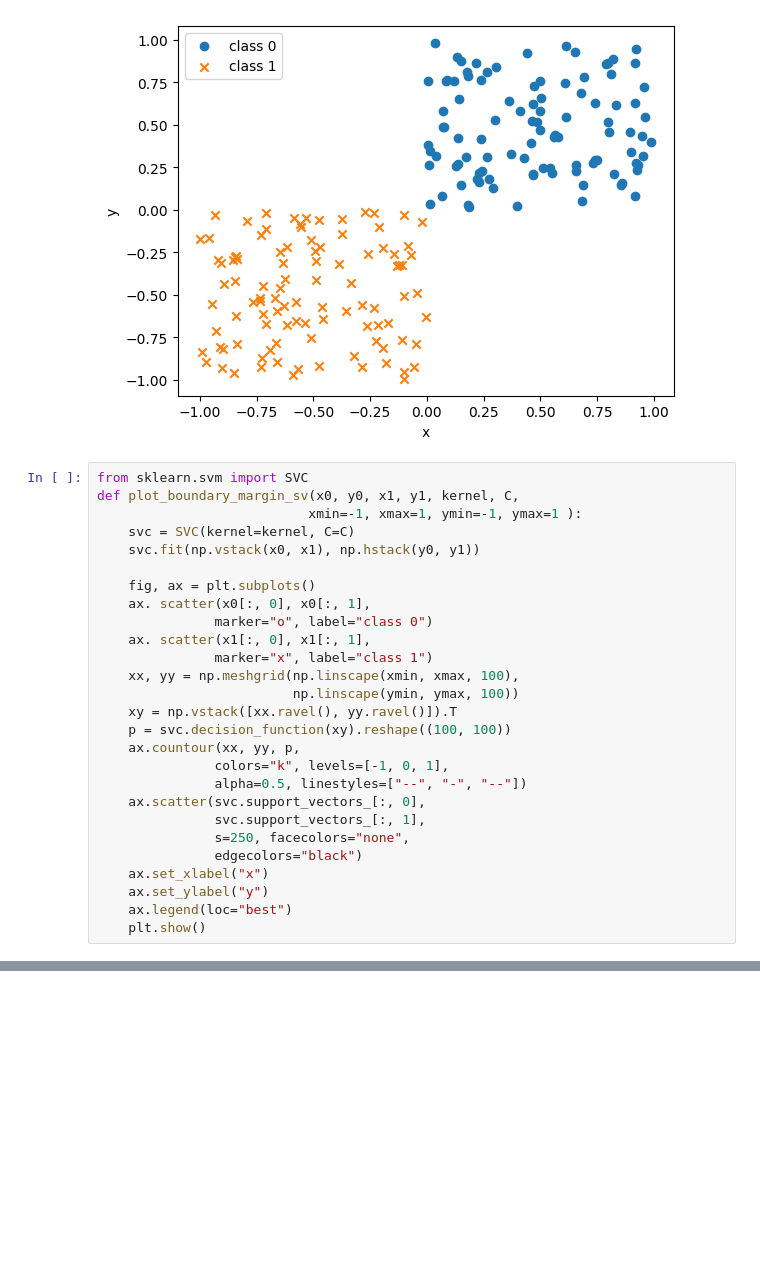
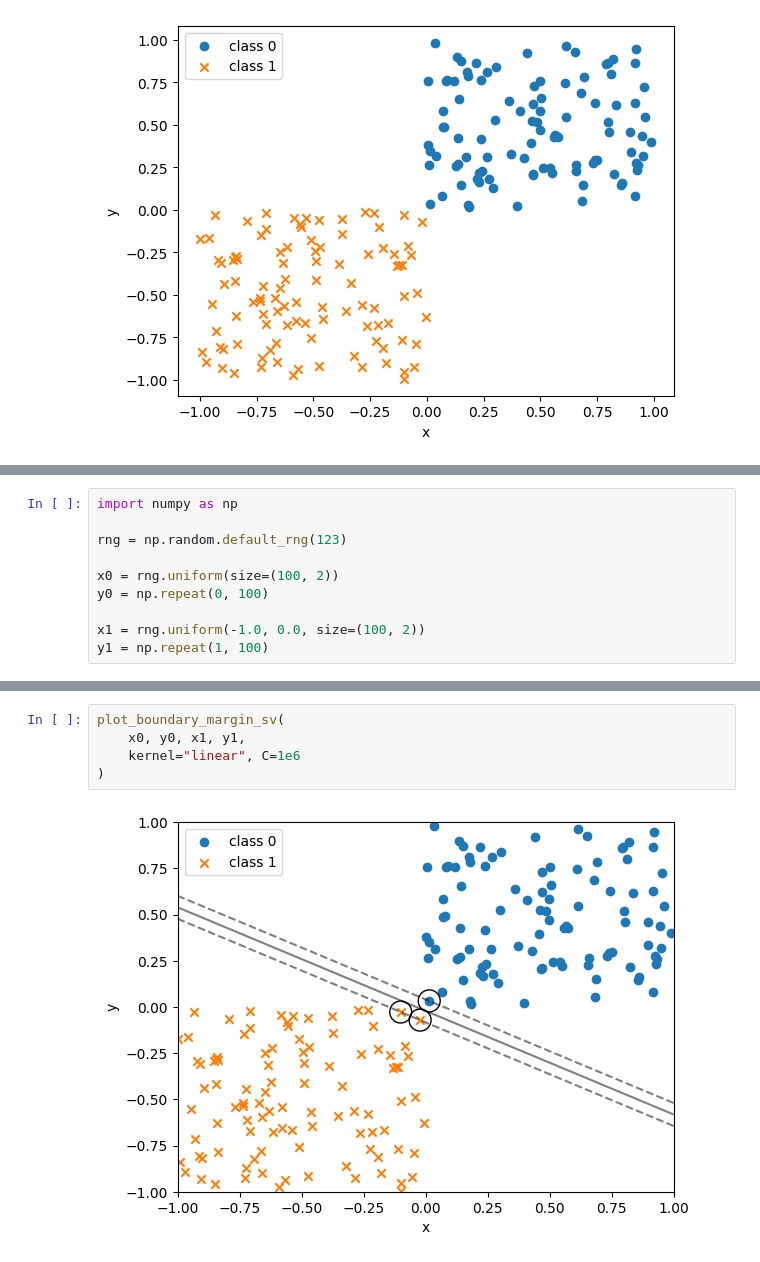
Before and after one commit to tks930828/python-traing, a Jupyter notebook: scikit-learn.ipynb, the cells around one changed output, grey strips where cells are left out. Saved outputs shown, nothing was run; the diff lists cells and outputs as text; blank space fills up the shorter version.

```diff
--- a/scikit-learn.ipynb
+++ b/scikit-learn.ipynb
@@ -141,30 +141,3 @@ ax.legend()
 plt.show()
 # %% [output]
 [figure]
-# %%
-from sklearn.svm import SVC
-def plot_boundary_margin_sv(x0, y0, x1, y1, kernel, C,
-                           xmin=-1, xmax=1, ymin=-1, ymax=1 ):
-    svc = SVC(kernel=kernel, C=C)
-    svc.fit(np.vstack(x0, x1), np.hstack(y0, y1))
-
-    fig, ax = plt.subplots()
-    ax. scatter(x0[:, 0], x0[:, 1],
-               marker="o", label="class 0")
-    ax. scatter(x1[:, 0], x1[:, 1],
-               marker="x", label="class 1")
-    xx, yy = np.meshgrid(np.linscape(xmin, xmax, 100),
-                         np.linscape(ymin, ymax, 100))
-    xy = np.vstack([xx.ravel(), yy.ravel()]).T
-    p = svc.decision_function(xy).reshape((100, 100))
-    ax.countour(xx, yy, p,
-               colors="k", levels=[-1, 0, 1],
-               alpha=0.5, linestyles=["--", "-", "--"])
-    ax.scatter(svc.support_vectors_[:, 0],
-               svc.support_vectors_[:, 1],
-               s=250, facecolors="none",
-               edgecolors="black")
-    ax.set_xlabel("x")
-    ax.set_ylabel("y")
-    ax.legend(loc="best")
-    plt.show()
@@ -175,0 +147,10 @@ TypeError: vstack() takes 1 positional argument but 2 were given
+# %%
+import numpy as np
+
+rng = np.random.default_rng(123)
+
+x0 = rng.uniform(size=(100, 2))
+y0 = np.repeat(0, 100)
+
+x1 = rng.uniform(-1.0, 0.0, size=(100, 2))
+y1 = np.repeat(1, 100)
@@ -175,0 +199,7 @@ TypeError: vstack() takes 1 positional argument but 2 were given
+# %%
+plot_boundary_margin_sv(
+    x0, y0, x1, y1,
+    kernel="linear", C=1e6
+)
+# %% [output]
+[figure, added]
```
Also changed, not shown: parts of 6 cells of this notebook.
